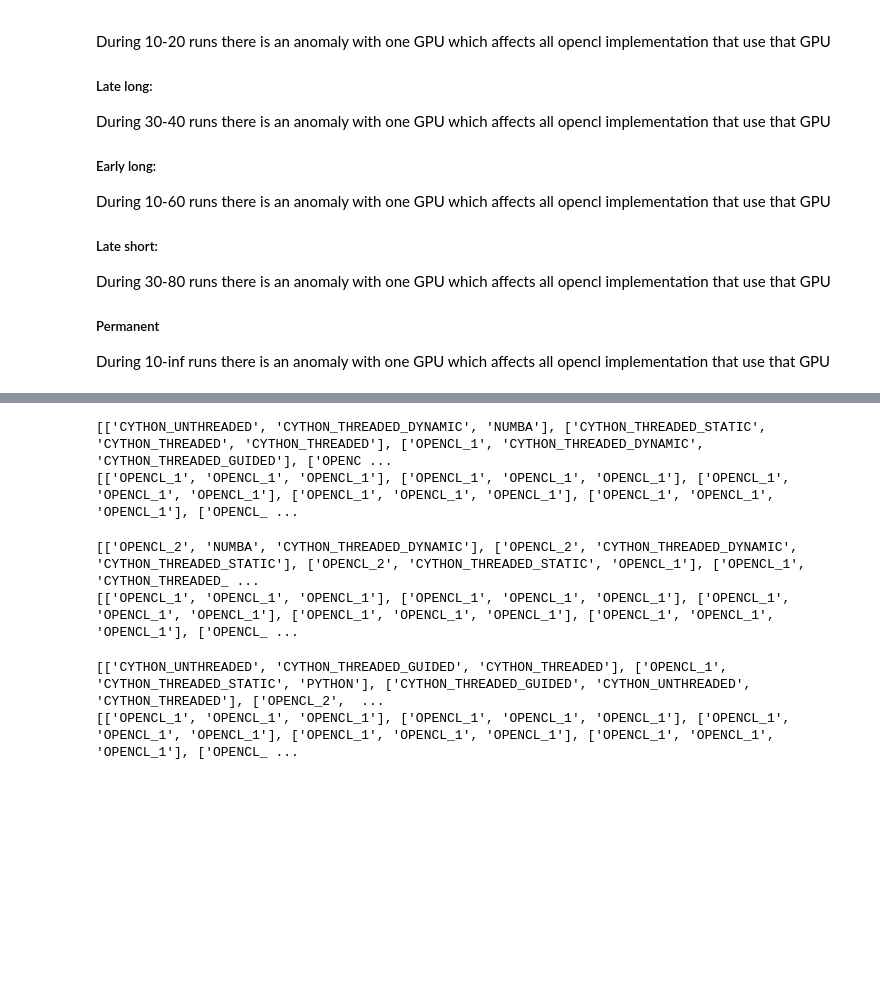
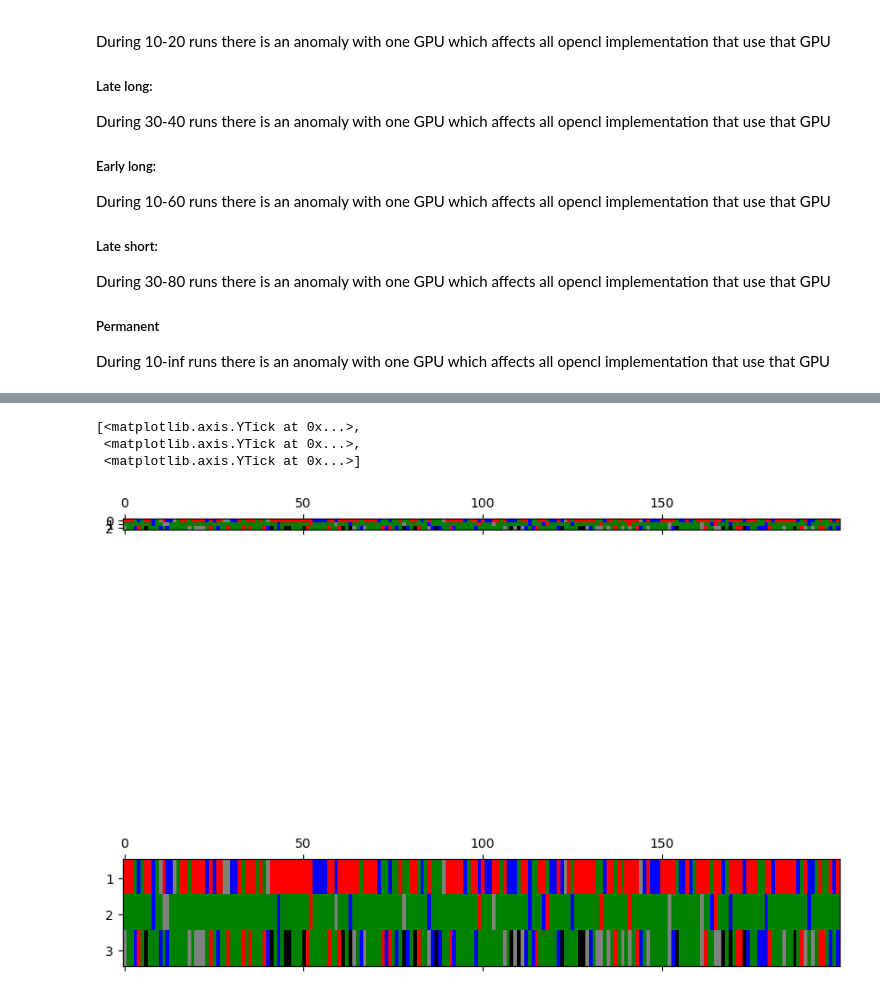
Before and after one commit to HenriquesLab/NanoPyx, a Jupyter notebook: src/nanopyx/liquid/simulations.ipynb, the cells around one changed output, grey strips where cells are left out. Drawn from its saved outputs; the diff is of its cells as text; code cells hidden in the pictures; blank space fills up the shorter version.

Commit message:
added colorful graphs

```diff
--- a/src/nanopyx/liquid/simulations.ipynb
+++ b/src/nanopyx/liquid/simulations.ipynb
@@ -594,18 +594,28 @@ plt.show()
-# %%
-print(normal_liquid.gears)
-print(normal_solid.gears)
-# %% [output]
-[['CYTHON_UNTHREADED', 'CYTHON_THREADED_DYNAMIC', 'NUMBA'], ['CYTHON_THREADED_STATIC', 'CYTHON_THREADED', 'CYTHON_THREADED'], ['OPENCL_1', 'CYTHON_THREADED_DYNAMIC', 'CYTHON_THREADED_GUIDED'], ['OPENC ...
-[['OPENCL_1', 'OPENCL_1', 'OPENCL_1'], ['OPENCL_1', 'OPENCL_1', 'OPENCL_1'], ['OPENCL_1', 'OPENCL_1', 'OPENCL_1'], ['OPENCL_1', 'OPENCL_1', 'OPENCL_1'], ['OPENCL_1', 'OPENCL_1', 'OPENCL_1'], ['OPENCL_ ...
-# %%
-print(liquid_anomaly.gears)
-print(solid_anomaly.gears)
-# %% [output]
-[['OPENCL_2', 'NUMBA', 'CYTHON_THREADED_DYNAMIC'], ['OPENCL_2', 'CYTHON_THREADED_DYNAMIC', 'CYTHON_THREADED_STATIC'], ['OPENCL_2', 'CYTHON_THREADED_STATIC', 'OPENCL_1'], ['OPENCL_1', 'CYTHON_THREADED_ ...
-[['OPENCL_1', 'OPENCL_1', 'OPENCL_1'], ['OPENCL_1', 'OPENCL_1', 'OPENCL_1'], ['OPENCL_1', 'OPENCL_1', 'OPENCL_1'], ['OPENCL_1', 'OPENCL_1', 'OPENCL_1'], ['OPENCL_1', 'OPENCL_1', 'OPENCL_1'], ['OPENCL_ ...
-# %%
-print(liquid_perm.gears)
-print(solid_perm.gears)
-# %% [output]
-[['CYTHON_UNTHREADED', 'CYTHON_THREADED_GUIDED', 'CYTHON_THREADED'], ['OPENCL_1', 'CYTHON_THREADED_STATIC', 'PYTHON'], ['CYTHON_THREADED_GUIDED', 'CYTHON_UNTHREADED', 'CYTHON_THREADED'], ['OPENCL_2',  ...
-[['OPENCL_1', 'OPENCL_1', 'OPENCL_1'], ['OPENCL_1', 'OPENCL_1', 'OPENCL_1'], ['OPENCL_1', 'OPENCL_1', 'OPENCL_1'], ['OPENCL_1', 'OPENCL_1', 'OPENCL_1'], ['OPENCL_1', 'OPENCL_1', 'OPENCL_1'], ['OPENCL_ ...
+# %%
+# Matrix where lines correspond to the workflow run and columns methods
+import numpy as np
+import matplotlib.pyplot as plt
+from matplotlib.colors import ListedColormap
+from skimage.transform import resize
+
+matrix = np.zeros((200,3))
+for i in range(200):
+    for m in range(3):
+        matrix[i,m] = ALL_GEARS.index(normal_liquid.gears[i][m])
+
+matrix_resized = resize(matrix, (200, 30), order=0, preserve_range=True, anti_aliasing=False)
+
+cmap = ListedColormap(["red", "blue", "green", "green", 'green', 'green', 'green', 'gray', 'black'])
+label_ticks = ['1','2','3']
+value_ticks = [5,15,25]
+
+
+fig, ax = plt.subplots(2,1,figsize=(10,10))
+ax[0].matshow(matrix.T, cmap=cmap)
+ax[1].matshow(matrix_resized.T, cmap=cmap)
+ax[1].set_yticks(value_ticks, labels=label_ticks)
+# %% [output]
+[<matplotlib.axis.YTick at 0x...>,
+ <matplotlib.axis.YTick at 0x...>,
+ <matplotlib.axis.YTick at 0x...>]
+[figure, added]
```
Also changed, not shown: parts of 17 cells of this notebook.
